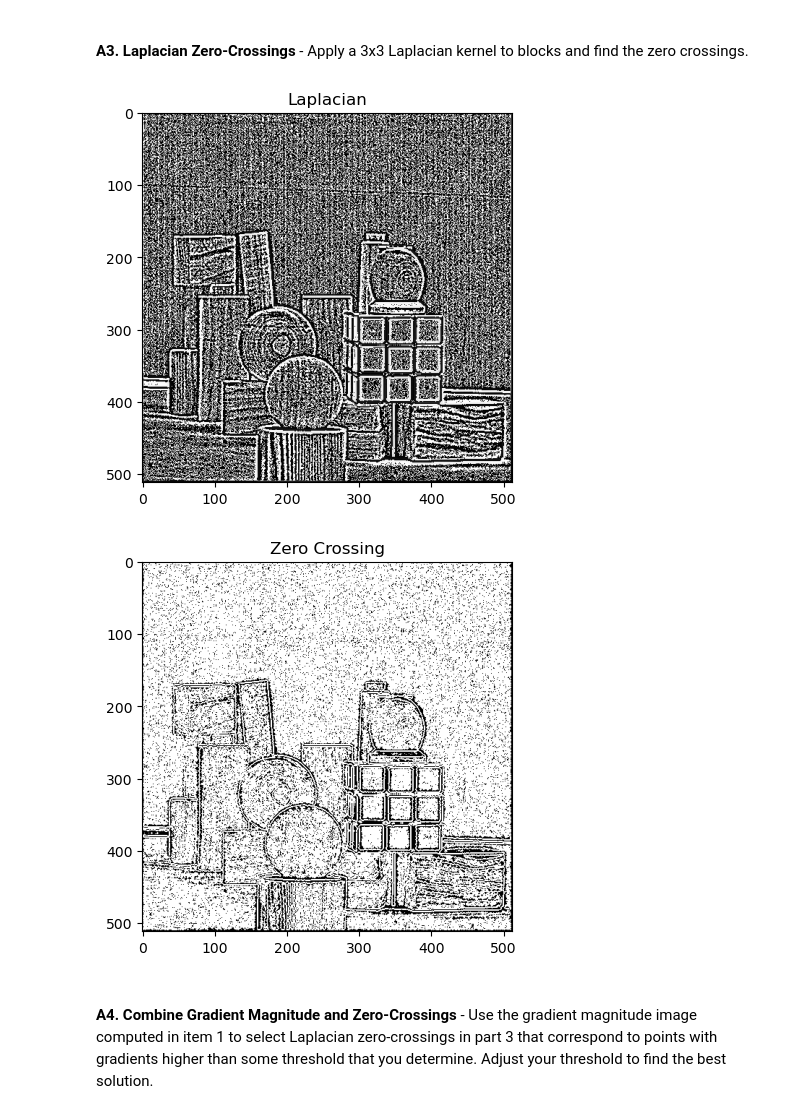
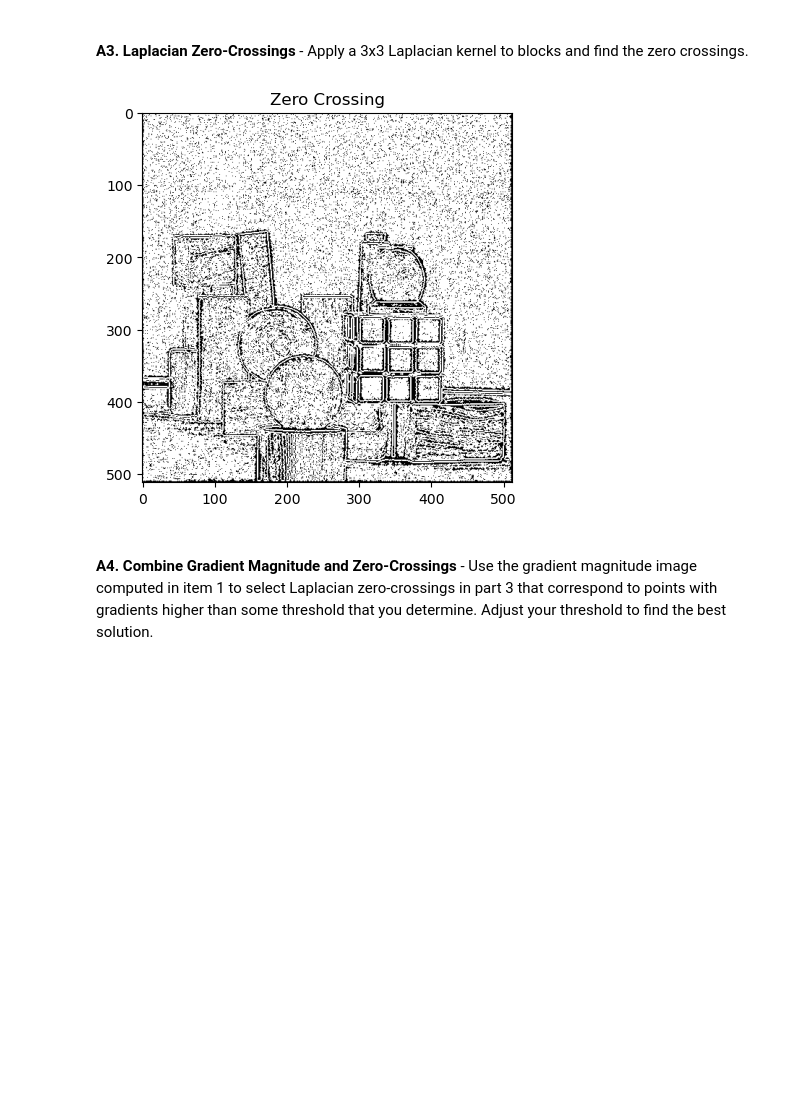
Before and after one commit to BrennanBertola/CS450, a Jupyter notebook: proj1-edges-hough/Project1-Edges-Hough.ipynb, the cells around one changed output. Cells and saved outputs as stored; diff of their text form; code cells hidden in the pictures; blank space fills up the shorter version.

```diff
--- a/proj1-edges-hough/Project1-Edges-Hough.ipynb
+++ b/proj1-edges-hough/Project1-Edges-Hough.ipynb
@@ -100,30 +100,28 @@ plotImage(orientation, "Magnitude Orientation")
 # %%
 # Part 3. Find the Zero Crossings
 def zeroCrossing(image):
     ret = np.zeros(image.shape)
     for r in range(1, image.shape[0]-1):
         for c in range(1, image.shape[1]-1):
             if image[r,c] == 0:
                 ret[r,c] = 255
             elif (image[r,c] > 0 and image[r-1, c] < 0) or (image[r,c] < 0 and image[r-1, c] > 0):
                 ret[r,c] = 255
             elif (image[r,c] > 0 and image[r+1, c] < 0) or (image[r,c] < 0 and image[r+1, c] > 0):
                 ret[r,c] = 255
             elif (image[r,c] > 0 and image[r, c-1] < 0) or (image[r,c] < 0 and image[r, c-1] > 0):
                 ret[r,c] = 255
             elif (image[r,c] > 0 and image[r, c+1] < 0) or (image[r,c] < 0 and image[r, c+1] > 0):
                 ret[r,c] = 255
     return ret
 
 lapKernel = np.array([[0,1,0],[1,-4,1],[0,1,0]])
 laplacian = convolution(blocks, lapKernel)
-plotImage(laplacian, "Laplacian")
 zeroCross = zeroCrossing(laplacian)
 plotImage(zeroCross, "Zero Crossing")
 # Show the results on blocks image
 # %% [output]
-[figure, old version]
+[figure, new version]
-[figure, removed]
 # %% [markdown]
 <br><b>A4. Combine Gradient Magnitude and Zero-Crossings</b> - Use the gradient magnitude image computed in item 1 to select Laplacian zero-crossings in part 3 that correspond to points with gradients higher than some threshold that you determine.  Adjust your threshold to find the best solution.
 # %%
```
Also changed, not shown: parts of 7 cells of this notebook.
